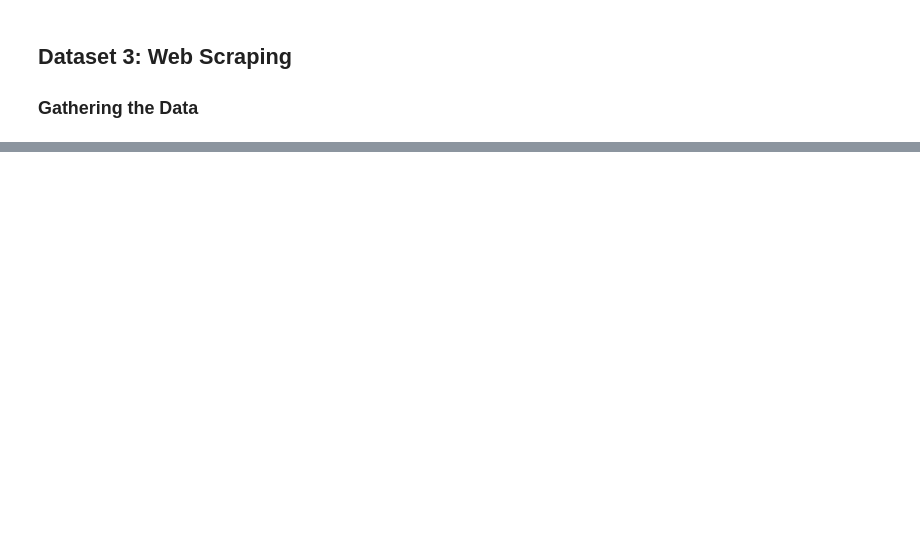
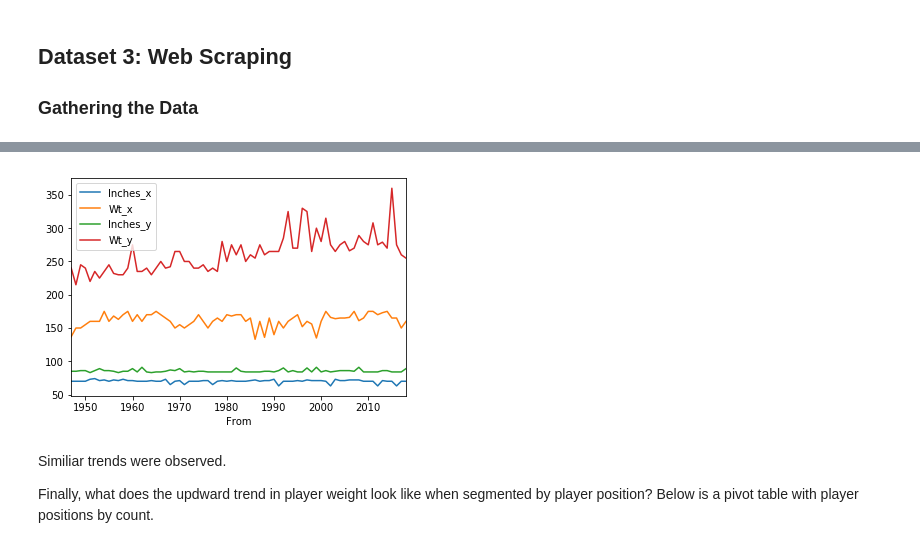
Before and after one commit to erikgregorywebb/machine-learning, a Jupyter notebook: Homework-1.ipynb, the cells around one changed output, grey strips where cells are left out. Saved outputs shown, nothing was run; the diff lists cells and outputs as text; code cells hidden in the pictures; blank space fills up the shorter version.

```diff
--- a/Homework-1.ipynb
+++ b/Homework-1.ipynb
@@ -514,0 +387,13 @@ time.sleep(1)
+# %%
+bb_pivot_table_min = pd.pivot_table(bb_df, values = ["Inches", "Wt"], index = ['From'], aggfunc = np.min)
+bb_pivot_table_max = pd.pivot_table(bb_df, values = ["Inches", "Wt"], index = ['From'], aggfunc = np.max)
+bb_pivot_table_2 = pd.merge(bb_pivot_table_min, bb_pivot_table_max, left_index=True, right_index=True)
+# %%
+bb_pivot_table_2.plot()
+plt.show()
+# %% [output]
+[figure, added]
+# %% [markdown]
+Similiar trends were observed.
+
+Finally, what does the updward trend in player weight look like when segmented by player position? Below is a pivot table with player positions by count.
```
Also changed, not shown: parts of 83 cells of this notebook.
